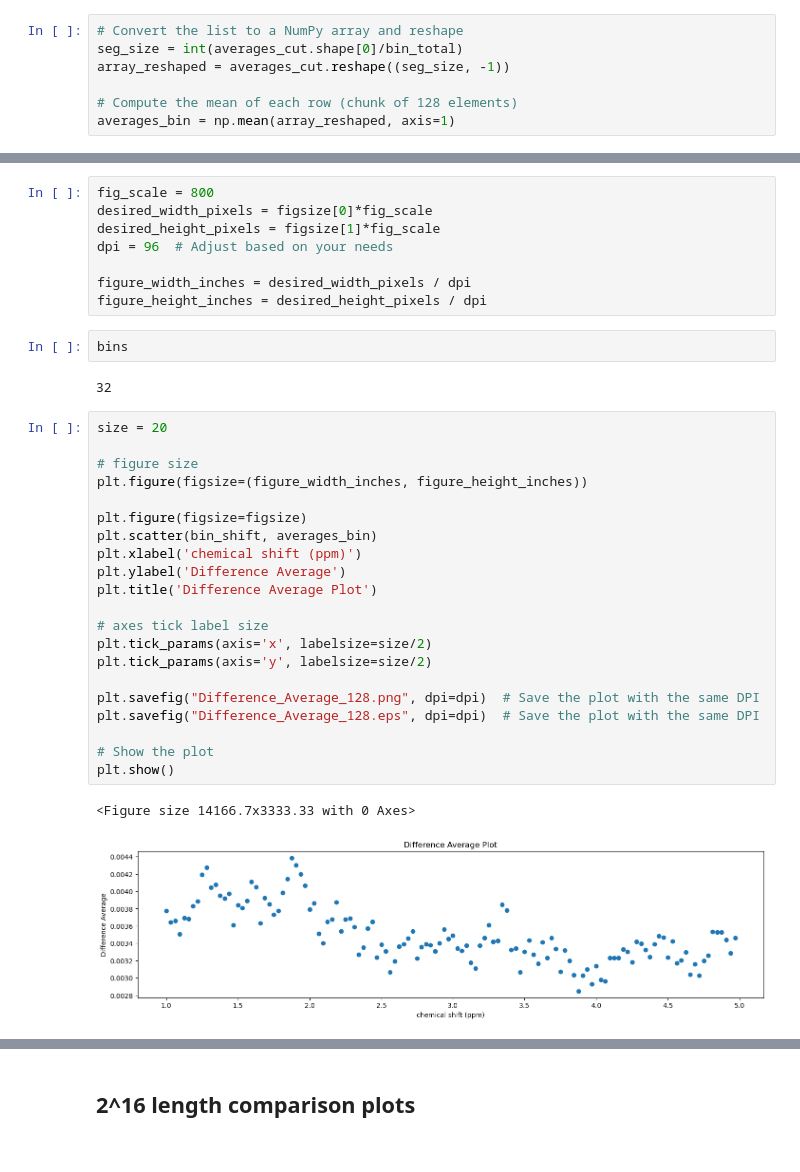
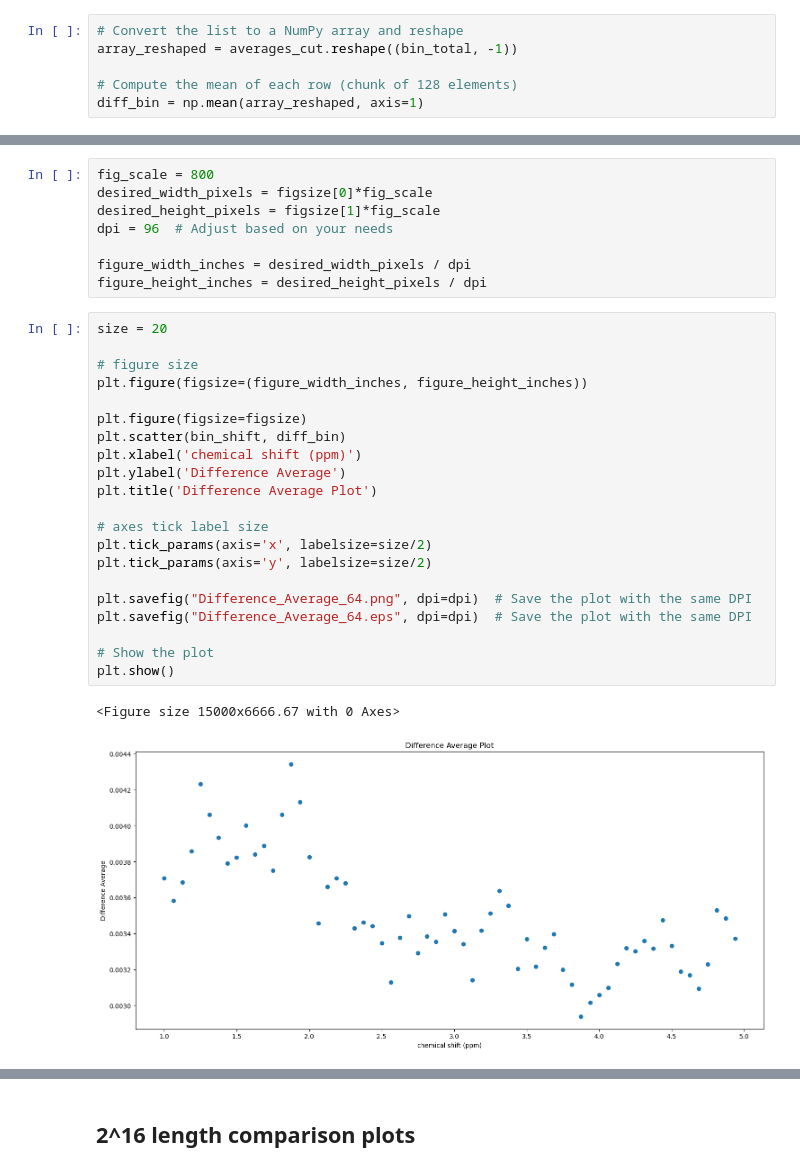
Before and after one commit to sejin8642/projnmr, a Jupyter notebook: scripts/prototyping.ipynb, the cells around one changed output, grey strips where cells are left out. Saved outputs shown, nothing was run; the diff lists cells and outputs as text.

Commit message:
added new plots

```diff
--- a/scripts/prototyping.ipynb
+++ b/scripts/prototyping.ipynb
@@ -1985,8 +2114,7 @@ plt.show()
 # %%
 # Convert the list to a NumPy array and reshape
-seg_size = int(averages_cut.shape[0]/bin_total)
-array_reshaped = averages_cut.reshape((seg_size, -1))
+array_reshaped = averages_cut.reshape((bin_total, -1))
 
 # Compute the mean of each row (chunk of 128 elements)
-averages_bin = np.mean(array_reshaped, axis=1)
+diff_bin = np.mean(array_reshaped, axis=1)
 # %%
@@ -2124,31 +2180,27 @@ dpi = 96  # Adjust based on your needs
 
 figure_width_inches = desired_width_pixels / dpi
 figure_height_inches = desired_height_pixels / dpi
-# %%
-bins
-# %% [output]
-32
 # %%
 size = 20
 
 # figure size
 plt.figure(figsize=(figure_width_inches, figure_height_inches))
 
 plt.figure(figsize=figsize)
-plt.scatter(bin_shift, averages_bin)
+plt.scatter(bin_shift, diff_bin)
 plt.xlabel('chemical shift (ppm)')
 plt.ylabel('Difference Average')
 plt.title('Difference Average Plot')
 
 # axes tick label size
 plt.tick_params(axis='x', labelsize=size/2)
 plt.tick_params(axis='y', labelsize=size/2)
 
-plt.savefig("Difference_Average_128.png", dpi=dpi)  # Save the plot with the same DPI
-plt.savefig("Difference_Average_128.eps", dpi=dpi)  # Save the plot with the same DPI
+plt.savefig("Difference_Average_64.png", dpi=dpi)  # Save the plot with the same DPI
+plt.savefig("Difference_Average_64.eps", dpi=dpi)  # Save the plot with the same DPI
 
 # Show the plot
 plt.show()
 # %% [output]
-<Figure size 14166.7x3333.33 with 0 Axes>
+<Figure size 15000x6666.67 with 0 Axes>
-[figure, old version]
+[figure, new version]
```
Also changed, not shown: parts of 31 cells of this notebook, 4 other files.
